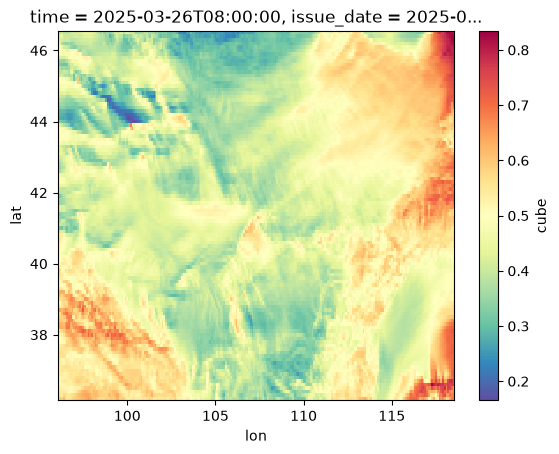
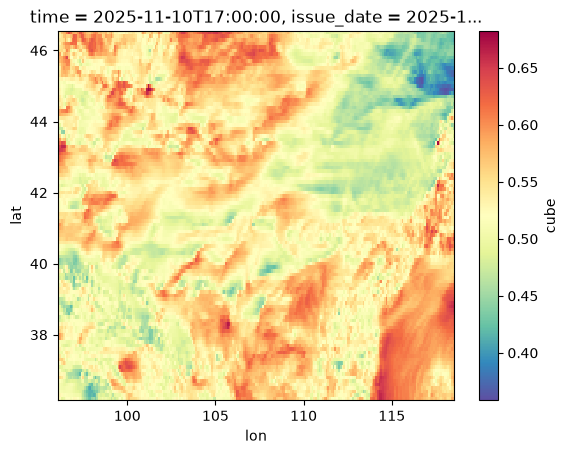
Unified diff of the notebook cell whose output changed from the first chart to the second:
--- before
+++ after
@@ -1,3 +1,5 @@
-map = ds.cube[2000].isel(channel=6).plot(cmap=colorscale)
 
 
+map = ds.cube[7505].isel(channel=6).plot(cmap=colorscale)
+
+

Commit: fixes